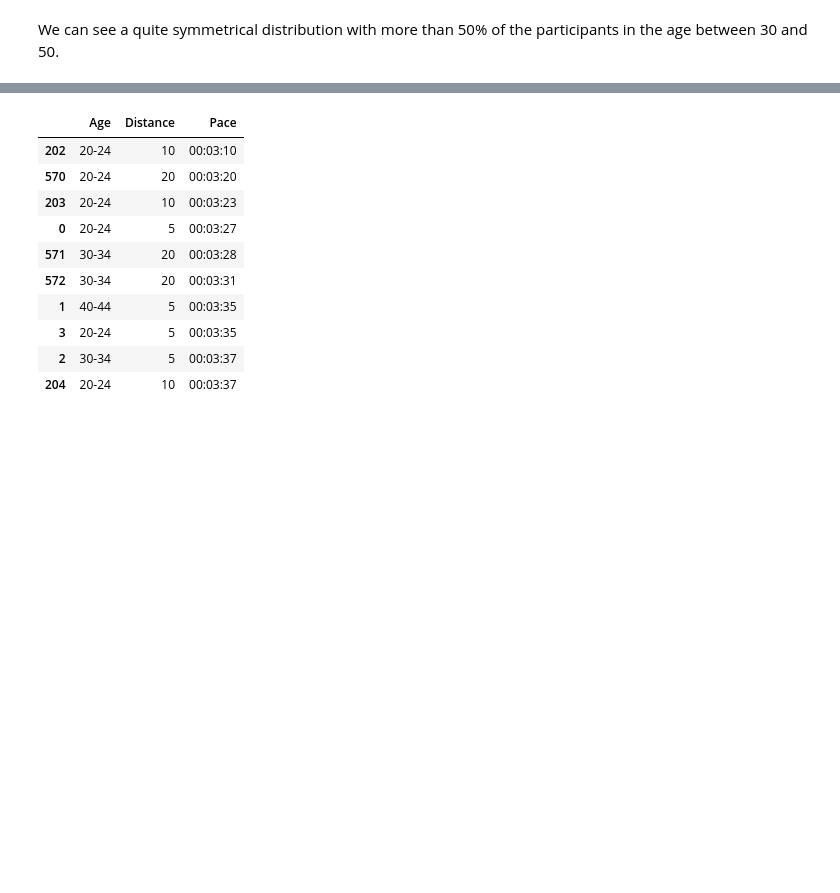
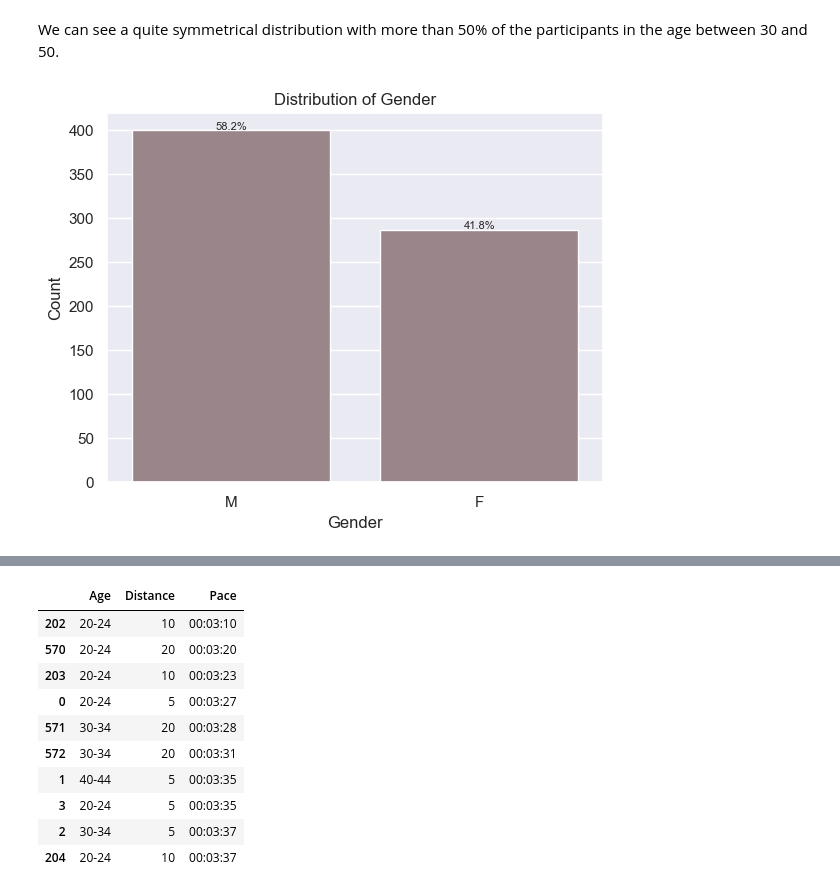
Before and after one commit to scheinmensch/Plaenterwaldlauf, a Jupyter notebook: Analysis.ipynb, the cells around one changed output, grey strips where cells are left out. Cells and saved outputs as stored; diff of their text form; code cells hidden in the pictures; blank space fills up the shorter version.

Commit message:
more plots

```diff
--- a/Analysis.ipynb
+++ b/Analysis.ipynb
@@ -219,3 +219,21 @@ plt.show()
 [figure]
 # %% [markdown]
 We can see a quite symmetrical distribution with more than 50% of the participants in the age between 30 and 50.
+# %%
+ax = sns.countplot(x='Gender', data=data, color='#9d8189')
+
+total_count = len(data['Gender'])
+for p in ax.patches:
+    height = p.get_height()
+    ax.text(p.get_x() + p.get_width() / 2.,
+            height + 1,
+            f'{height/total_count:.1%}',
+            ha='center', fontsize=8)
+
+plt.title('Distribution of Gender')
+plt.xlabel('Gender')
+plt.ylabel('Count')
+
+plt.show()
+# %% [output]
+[figure, added]
```
Also changed, not shown: parts of 3 cells of this notebook, 1 other file.
